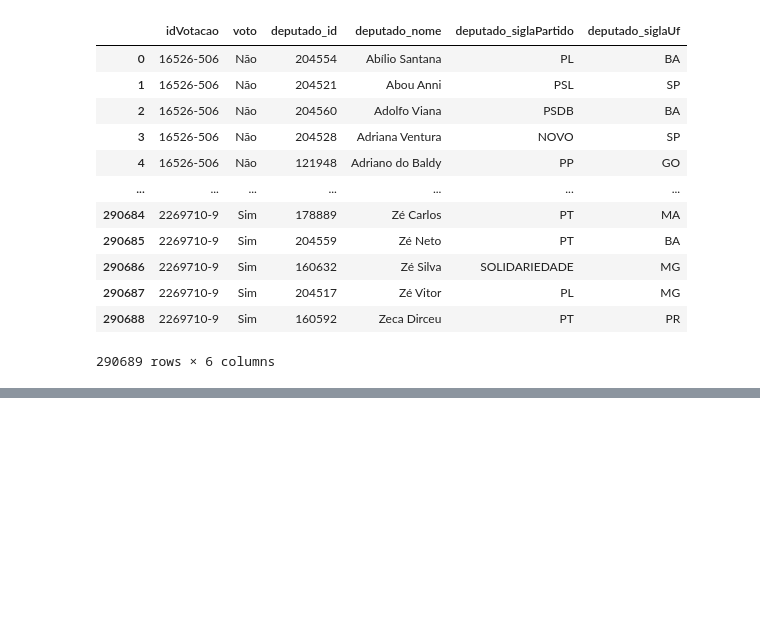
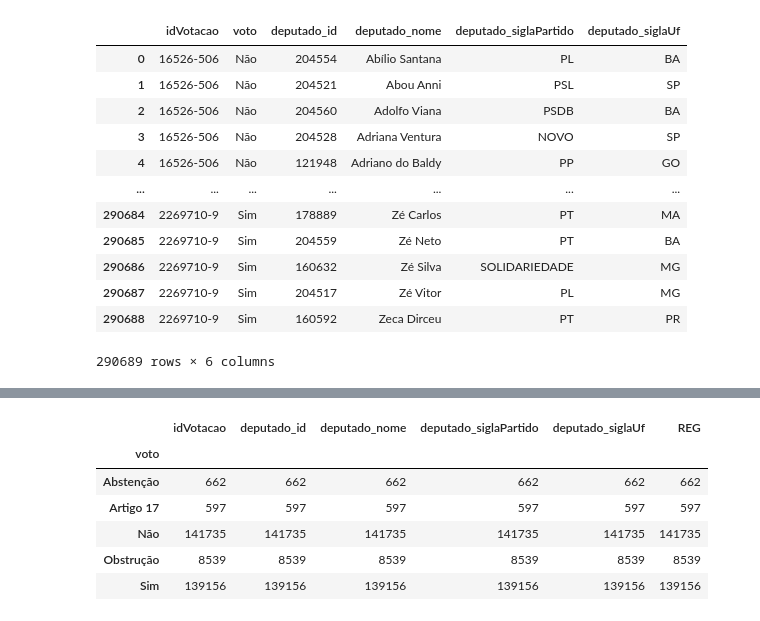
Before and after one commit to julianovale/PO450, a Jupyter notebook: 0001_VotacaoDeputados.ipynb, the cells around one changed output, grey strips where cells are left out. Drawn from its saved outputs; the diff is of its cells as text; code cells hidden in the pictures; blank space fills up the shorter version.

```diff
--- a/0001_VotacaoDeputados.ipynb
+++ b/0001_VotacaoDeputados.ipynb
@@ -105,0 +125,12 @@ dtype: int64
+# %%
+# Verificando tipos possíveis de voto
+
+df.groupby('voto').count()
+# %% [output]
+|  | idVotacao | deputado_id | deputado_nome | deputado_siglaPartido | deputado_siglaUf | REG |
+| voto |  |  |  |  |  |  |
+| Abstenção | 662 | 662 | 662 | 662 | 662 | 662 |
+| Artigo 17 | 597 | 597 | 597 | 597 | 597 | 597 |
+| Não | 141735 | 141735 | 141735 | 141735 | 141735 | 141735 |
+| Obstrução | 8539 | 8539 | 8539 | 8539 | 8539 | 8539 |
+| Sim | 139156 | 139156 | 139156 | 139156 | 139156 | 139156 |
```
Also changed, not shown: parts of 10 cells of this notebook.
